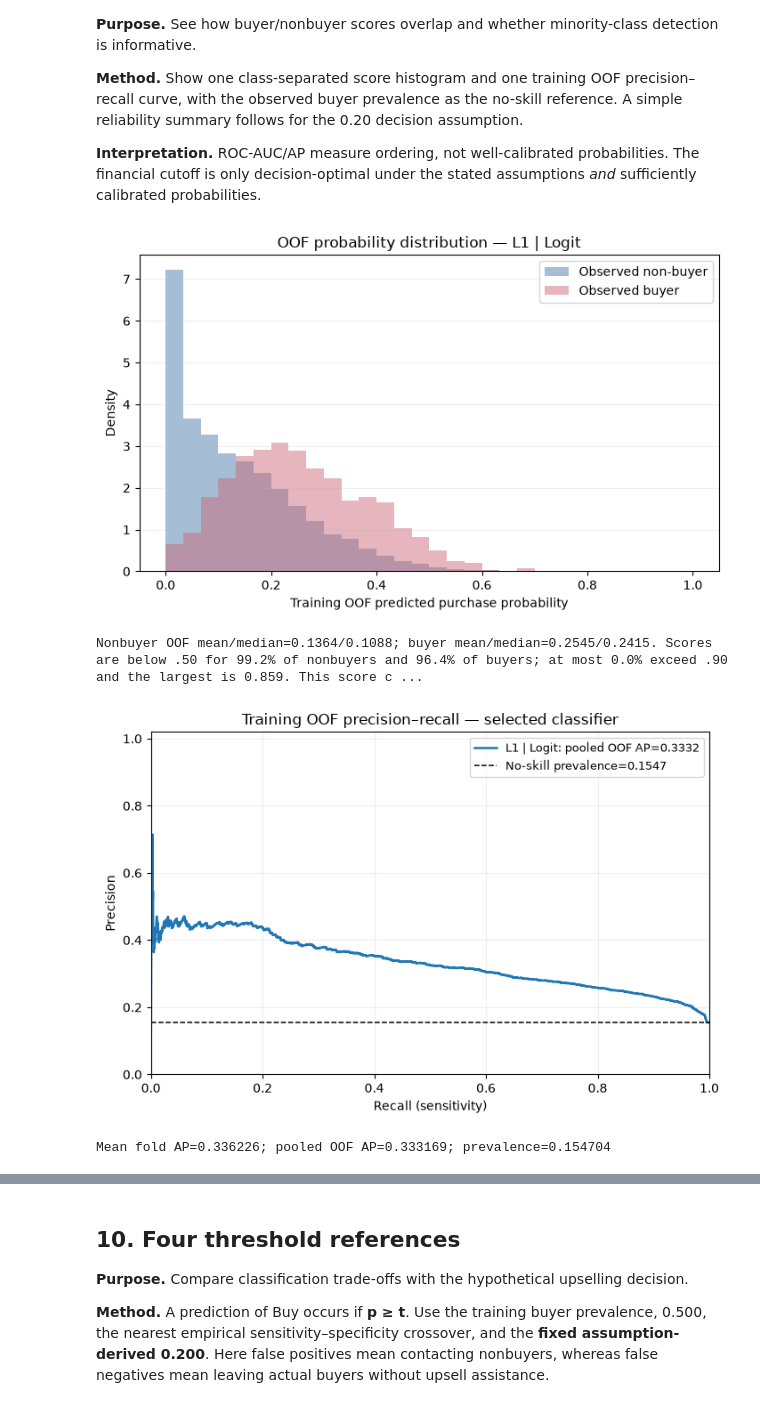
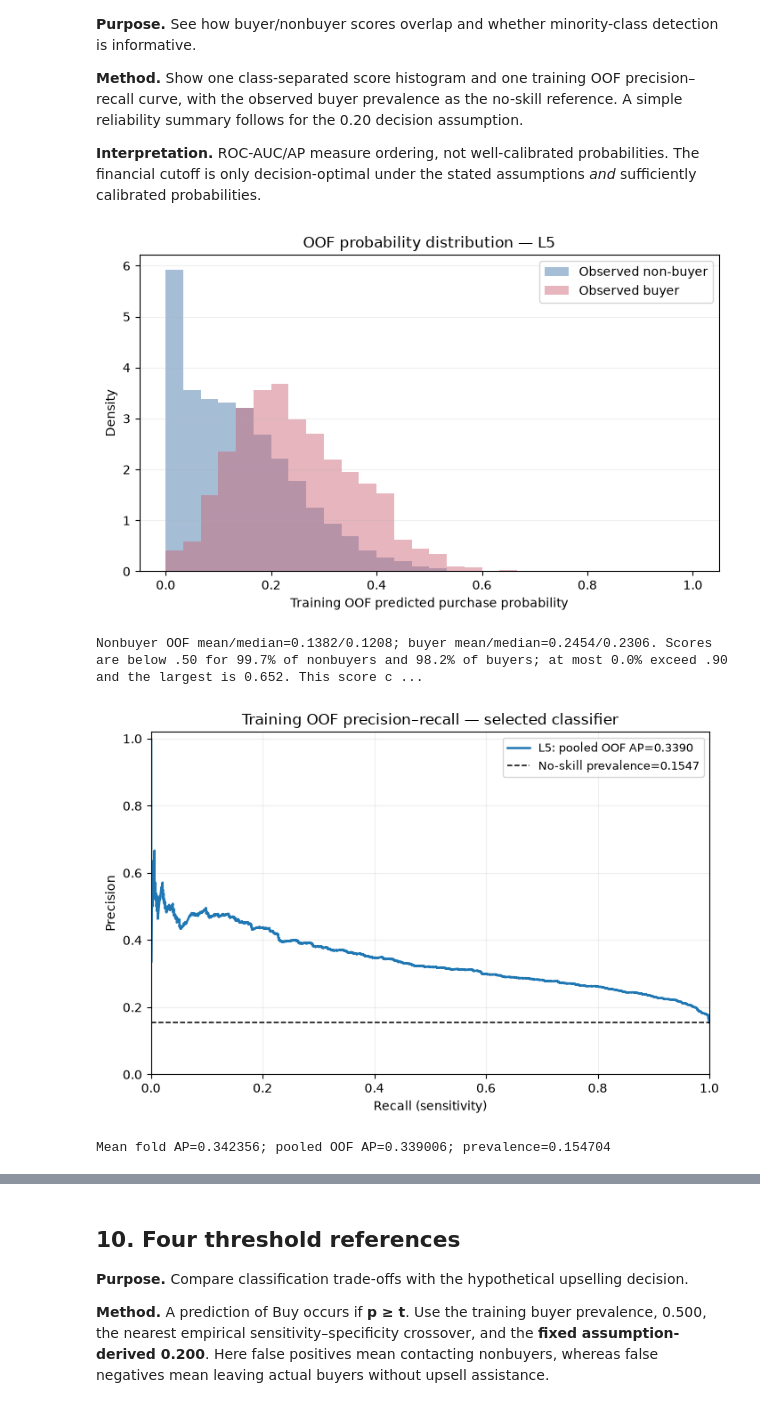
Before and after one commit to chloeng1904-svg/Statistical-Learning, a Jupyter notebook: online_shoppers_analysis.ipynb, the cells around one changed output, grey strips where cells are left out. Drawn from its saved outputs; the diff is of its cells as text; code cells hidden in the pictures.

Commit message:
analysis: publish cleaned 28-model DSA211 notebook
Replace group notebook with the fully executed, validated 28-model analysis; update README and CI.

```diff
--- a/online_shoppers_analysis.ipynb
+++ b/online_shoppers_analysis.ipynb
@@ -1212,20 +1764,39 @@ Small AUC gaps do not prove statistical superiority. Comparing several modificat
 # %%
 FINALIST_FAMILIES=[*FAMILY_ORDER,*TREE_FAMILIES]
 FINALIST_ROWS=[]
+OOF_ROWS=[]
+FOLD_SCORE_ROWS=[]
 for fam in FINALIST_FAMILIES:
     label=PATH_FINALISTS[fam] if fam in PATH_FINALISTS else TREE_FINALISTS[fam]
     r=RESULTS[label]
+    assert r['status']=='SCORED' and len(r['folds'])==K
+    coverage=np.zeros(len(ytr),dtype=int)
+    for (fit_idx,val_idx),fr in zip(FOLD_INDICES,r['folds']):
+        coverage[val_idx]+=1
+        yy=ytr.iloc[val_idx].to_numpy()
+        pp=r['oof'][val_idx]
+        assert abs(roc_auc_score(yy,pp)-fr['roc_auc'])<1e-12
+        assert abs(average_precision_score(yy,pp)-fr['average_precision'])<1e-12
+        FOLD_SCORE_ROWS.append({'family':fam,'finalist':label,'fold':fr['fold'],
+                'roc_auc':fr['roc_auc'],'average_precision':fr['average_precision']})
+    assert np.all(coverage==1)
     FINALIST_ROWS.append({'pathway':fam,'candidate':label,'mean_auc':r['mean_fold_auc'],
-       'auc_sd':r['fold_auc_sd'],'auc_se':r['fold_auc_se'],
-       'mean_ap':r['mean_fold_ap'],'pooled_oof_auc':r['pooled_oof_auc']})
+            'auc_sd':r['fold_auc_sd'],'auc_se':r['fold_auc_se'],
+            'mean_ap':r['mean_fold_ap'],'pooled_oof_auc':r['pooled_oof_auc']})
+    for row_id,yy,pp in zip(Xtr.index,ytr.to_numpy(),r['oof']):
+        OOF_ROWS.append({'finalist':label,'row_id':int(row_id),'observed':int(yy),'oof_probability':float(pp)})
 FINALISTS=pd.DataFrame(FINALIST_ROWS).sort_values(['mean_auc','candidate'],ascending=[False,True]).reset_index(drop=True)
 WINNER_LABEL=str(FINALISTS.iloc[0]['candidate'])
 WINNER_FAMILY=str(FINALISTS.iloc[0]['pathway'])
-WINNER_CONFIG=(PATH_FINAL_CONFIGS[WINNER_FAMILY].copy() if WINNER_FAMILY in PATH_FINAL_CONFIGS
-               else {'ccp_alpha':TREE_SELECTED[WINNER_FAMILY]['ccp_alpha']})
+WINNER_CONFIG=(PATH_FINAL_CONFIGS[WINNER_FAMILY].copy()
+    if WINNER_FAMILY in PATH_FINAL_CONFIGS else {'ccp_alpha':TREE_SELECTED[WINNER_FAMILY]['ccp_alpha']})
 WINNER_OOF=np.asarray(RESULTS[WINNER_LABEL]['oof'],dtype=float)
 BASE_RATE=float(ytr.mean())
-display(FINALISTS[['pathway','candidate','mean_auc','auc_sd','auc_se','mean_ap']].round(5))
+PUBLIC_LABELS={r['canonical_candidate']:r['display_id'] for r in DISPLAY_ALIAS_ROWS}
+WINNER_DISPLAY=PUBLIC_LABELS.get(WINNER_LABEL,WINNER_LABEL)
+VISIBLE_FINALISTS=FINALISTS[['pathway','candidate','mean_auc','auc_sd','auc_se','mean_ap']].copy()
+VISIBLE_FINALISTS['candidate']=VISIBLE_FINALISTS['candidate'].replace(PUBLIC_LABELS)
+display(VISIBLE_FINALISTS.round(5))
 fig,ax=plt.subplots(figsize=(7.2,5.6))
 for fam in FINALIST_FAMILIES:
     label=PATH_FINALISTS[fam] if fam in PATH_FINALISTS else TREE_FINALISTS[fam]
@@ -1237,7 +1808,11 @@ ax.set(xlabel='False positive rate (1 − specificity)',ylabel='True positive ra
 ax.legend(loc='lower right',fontsize=8)
 ax.grid(alpha=.2);fig.tight_layout()
 display(fig);plt.close(fig)
-print(f'Winner: {WINNER_LABEL}, mean five-fold ROC-AUC {FINALISTS.iloc[0]["mean_auc"]:.5f}.')
-print('The gap to the next model is descriptive and is not a significance test.')
+print(f'Winner: {WINNER_DISPLAY} | {WINNER_FAMILY} | five-fold mean AUC {float(FINALISTS.iloc[0]["mean_auc"]):.5f}')
+print(f'Interpretation: winner AUC exceeds the runner-up by {float(FINALISTS.iloc[0].mean_auc-FINALISTS.iloc[1].mean_auc):.4f}; this descriptive gap does not establish significance or calibrated probabilities.')
+assert len(FINALISTS)==6 and FINALISTS.pathway.nunique()==6
+assert set(FINALISTS.pathway)==set(FINALIST_FAMILIES)
+assert WINNER_LABEL not in {f'All17 | {f}' for f in FINALIST_FAMILIES}
+print('Both selected trees entered the six-way comparison directly.')
 # %% [output]
 |  | pathway | candidate | mean_auc | auc_sd | auc_se | mean_ap |
@@ -1260,34 +1836,34 @@ The gap to the next model is descriptive and is not a significance test.
 # %%
 fig,ax=plt.subplots(figsize=(7.2,4.5))
 for cls,color,name in [(0,'#4477AA','Observed non-buyer'),(1,'#CC6677','Observed buyer')]:
     ax.hist(WINNER_OOF[np.asarray(ytr)==cls],bins=np.linspace(0,1,31),
             density=True,alpha=.48,color=color,label=name)
 ax.set(xlabel='Training OOF predicted purchase probability',ylabel='Density',
-       title=f'OOF probability distribution — {WINNER_LABEL}')
+       title=f'OOF probability distribution — {WINNER_DISPLAY}')
 ax.legend(); ax.grid(axis='y',alpha=.2); fig.tight_layout()
 display(fig); plt.close(fig)
 hist_rows=[]
 for cls,name in [(0,'Observed non-buyer'),(1,'Observed buyer')]:
     values=WINNER_OOF[np.asarray(ytr)==cls]
     hist_rows.append({'observed_group':name,'sessions':len(values),'mean_probability':float(values.mean()),
       'median_probability':float(np.median(values)),'share_below_0.10':float(np.mean(values<.10)),
       'share_below_0.50':float(np.mean(values<.50)),'share_above_0.90':float(np.mean(values>.90)),
       'maximum_probability':float(values.max())})
 WINNER_HIST_SUMMARY=pd.DataFrame(hist_rows)
 hist_nonbuyer=WINNER_HIST_SUMMARY.loc[WINNER_HIST_SUMMARY.observed_group.eq('Observed non-buyer')].iloc[0]
 hist_buyer=WINNER_HIST_SUMMARY.loc[WINNER_HIST_SUMMARY.observed_group.eq('Observed buyer')].iloc[0]
 share_high=max(hist_nonbuyer['share_above_0.90'],hist_buyer['share_above_0.90'])
 print(f"Nonbuyer OOF mean/median={hist_nonbuyer.mean_probability:.4f}/{hist_nonbuyer.median_probability:.4f}; buyer mean/median={hist_buyer.mean_probability:.4f}/{hist_buyer.median_probability:.4f}. Scores are below .50 for {hist_nonbuyer['share_below_0.50']:.1%} of nonbuyers and {hist_buyer['share_below_0.50']:.1%} of buyers; at most {share_high:.1%} exceed .90 and the largest is {max(hist_nonbuyer['maximum_probability'],hist_buyer['maximum_probability']):.3f}. This score concentration makes predicted buyer counts sensitive to the chosen cutoff, but does not establish calibration.")
 # %% [output]
-[figure, old version]
+[figure, new version]
-Nonbuyer OOF mean/median=0.1364/0.1088; buyer mean/median=0.2545/0.2415. Scores are below .50 for 99.2% of nonbuyers and 96.4% of buyers; at most 0.0% exceed .90 and the largest is 0.859. This score c ...
+Nonbuyer OOF mean/median=0.1382/0.1208; buyer mean/median=0.2454/0.2306. Scores are below .50 for 99.7% of nonbuyers and 98.2% of buyers; at most 0.0% exceed .90 and the largest is 0.652. This score c ...
 # %%
-# A10 — winner OOF precision–recall curve
+# Winner out-of-fold precision–recall curve
 precision_values,recall_values,_=precision_recall_curve(ytr,WINNER_OOF)
 POOLED_AP=float(average_precision_score(ytr,WINNER_OOF))
 BASE_RATE=float(ytr.mean())
 fig,ax=plt.subplots(figsize=(7.2,4.8))
-ax.plot(recall_values,precision_values,lw=1.8,label=f'{WINNER_LABEL}: pooled OOF AP={POOLED_AP:.4f}')
+ax.plot(recall_values,precision_values,lw=1.8,label=f'{WINNER_DISPLAY}: pooled OOF AP={POOLED_AP:.4f}')
 ax.axhline(BASE_RATE,color='black',ls='--',lw=1.1,label=f'No-skill prevalence={BASE_RATE:.4f}')
 ax.set(xlabel='Recall (sensitivity)',ylabel='Precision',xlim=(0,1),ylim=(0,1.02),
        title='Training OOF precision–recall — selected classifier')
@@ -1295,8 +1871,8 @@ ax.grid(alpha=.2);ax.legend(fontsize=9);fig.tight_layout()
 display(fig);plt.close(fig)
 print(f'Mean fold AP={float(FINALISTS.loc[FINALISTS.candidate.eq(WINNER_LABEL),"mean_ap"].iloc[0]):.6f}; pooled OOF AP={POOLED_AP:.6f}; prevalence={BASE_RATE:.6f}')
 # %% [output]
-[figure, old version]
+[figure, new version]
-Mean fold AP=0.336226; pooled OOF AP=0.333169; prevalence=0.154704
+Mean fold AP=0.342356; pooled OOF AP=0.339006; prevalence=0.154704
 # %%
 # Descriptive calibration check, no calibration model is fitted or chosen from holdout.
 reliability=pd.DataFrame({'actual':ytr.to_numpy(),'predicted':WINNER_OOF})
```
Also changed, not shown: parts of 45 cells of this notebook, 2 other files.
